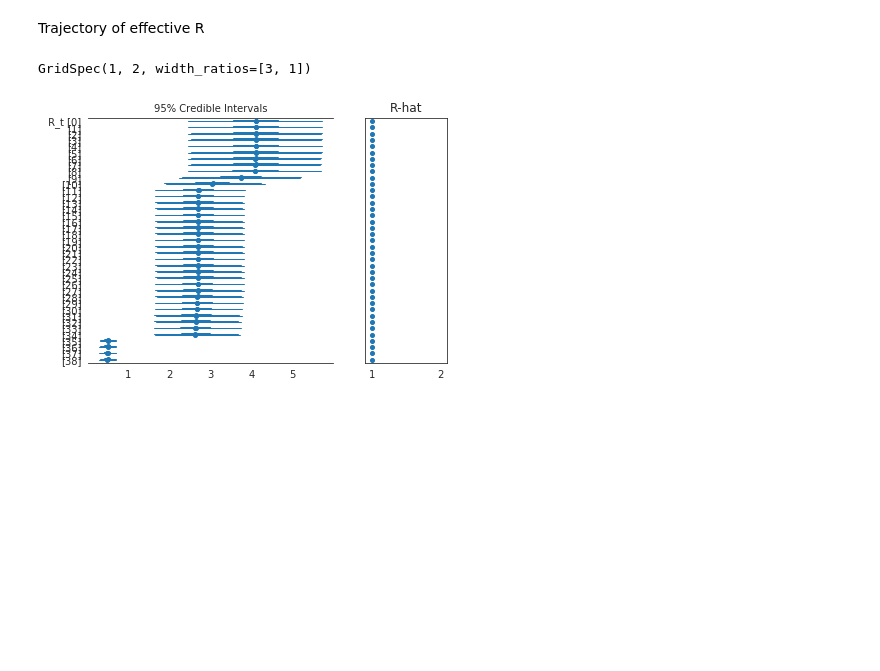
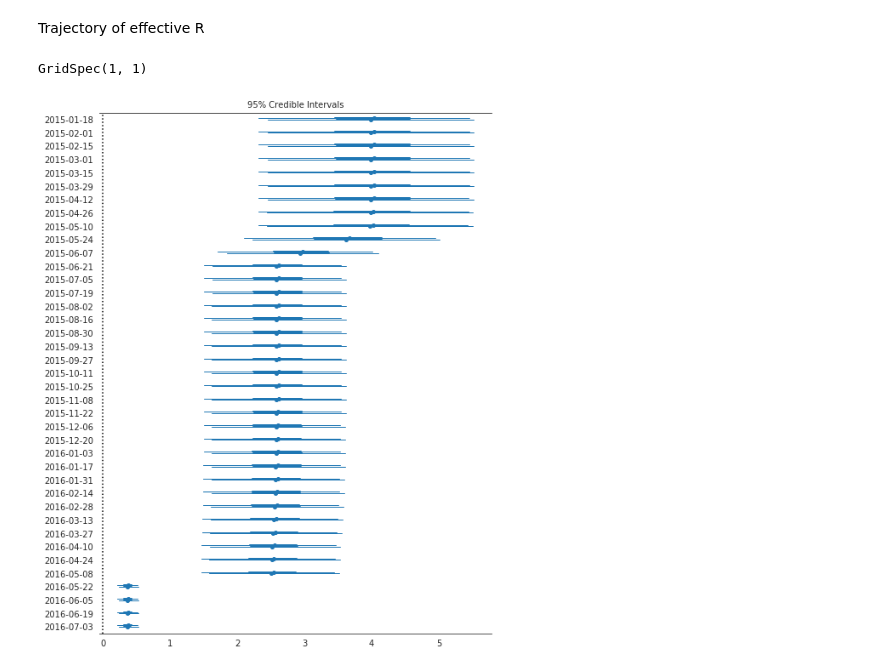
Before and after one commit to fonnesbeck/mongolia_measles, a Jupyter notebook: notebooks/Measles Dynamics.ipynb, the cells around one changed output. Cells and saved outputs as stored; diff of their text form; code cells hidden in the pictures; blank space fills up the shorter version.

```diff
--- a/notebooks/Measles Dynamics.ipynb
+++ b/notebooks/Measles Dynamics.ipynb
@@ -437,7 +437,8 @@ pm.traceplot(trace, varnames=['R_0']);
 # %% [markdown]
 Trajectory of effective R
-# %%
-pm.forestplot(trace, varnames=['R_t'])
-# %% [output]
-GridSpec(1, 2, width_ratios=[3, 1])
-[figure, removed]
+# %%
+plt.figure(figsize=(8,10))
+pm.forestplot(trace, varnames=['R_t'], ylabels=sia.index.values, rhat=False)
+# %% [output]
+GridSpec(1, 1)
+[figure, added]
```
Also changed, not shown: parts of 7 cells of this notebook.
